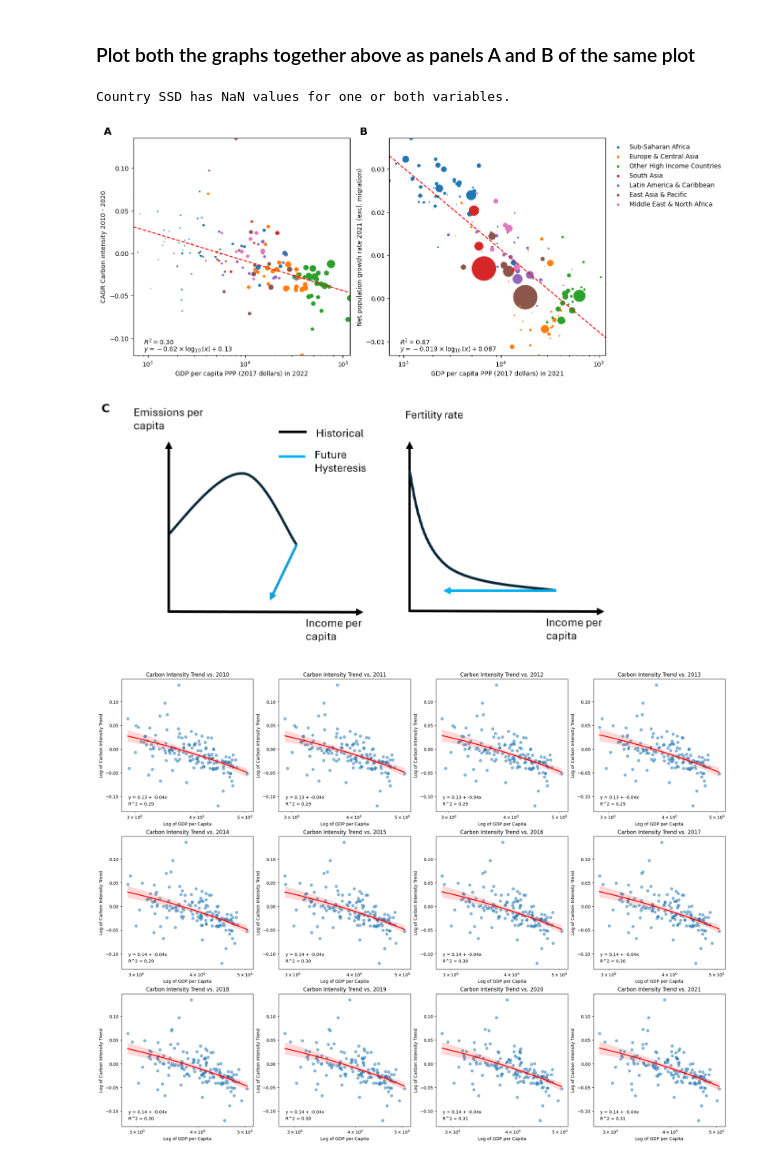
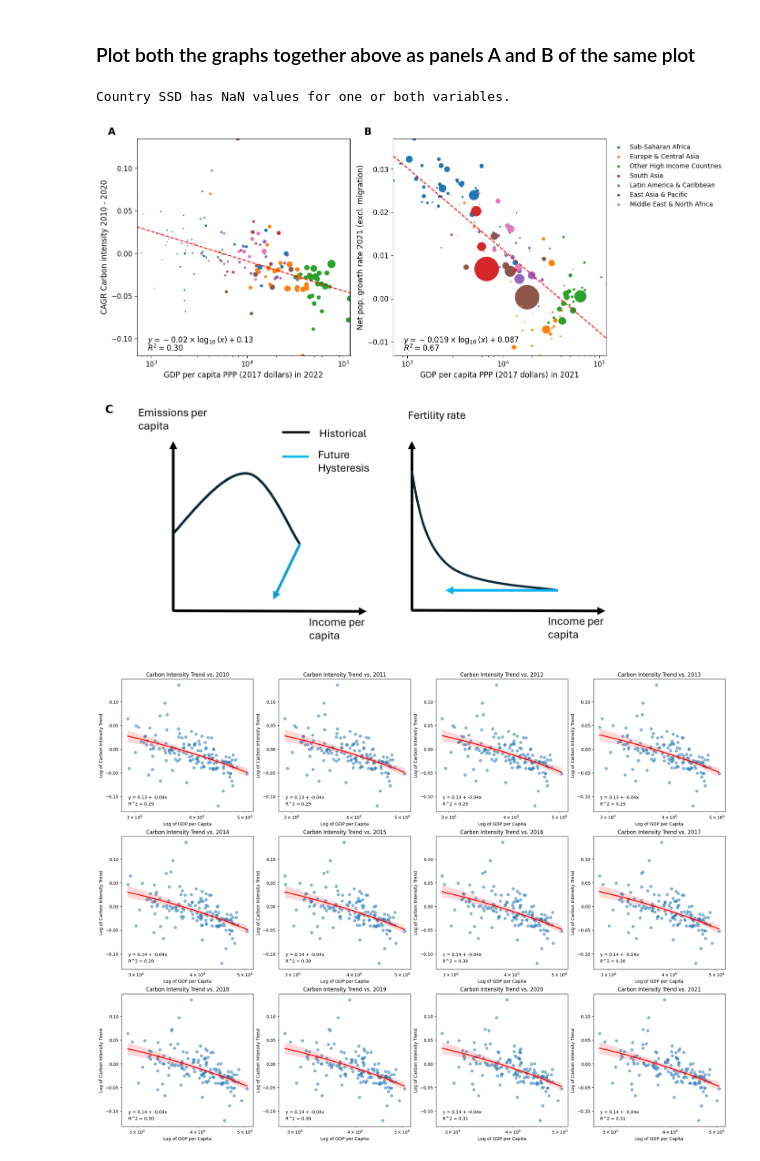
Before and after one commit to yannickoswald/convergence, a Jupyter notebook: first_data_explorations.ipynb, the cells around one changed output. Saved outputs shown, nothing was run; the diff lists cells and outputs as text; code cells hidden in the pictures.

```diff
--- a/first_data_explorations.ipynb
+++ b/first_data_explorations.ipynb
@@ -528,14 +529,12 @@ import matplotlib.gridspec as gridspec
 
 # Set up figure and GridSpec layout
 fig = plt.figure(figsize=(14, 12))
-gs = gridspec.GridSpec(2, 2, height_ratios=[1, 1])  # Two rows, the first row is three times the height of the second
+gs = gridspec.GridSpec(2, 2, height_ratios=[1, 1], figure=fig)  # Adjust height ratios if needed
 
-# First row, first column
+# Define subplots
 ax1 = fig.add_subplot(gs[0, 0])
-# First row, second column
 ax2 = fig.add_subplot(gs[0, 1])
-# Second row, spans both columns
-ax3 = fig.add_subplot(gs[1, :])
+ax3 = fig.add_subplot(gs[1, :])  # Ensuring ax3 spans the entire second row
 
 regions_appeared = set()
 
@@ -557,10 +556,11 @@ for country in countries:
                 label=label)
 
 # Configurations for Plot 1
-ax1.set_xlabel('GDP per capita PPP (2017 dollars) in 2022')
-ax1.set_ylabel('CAGR Carbon intensity 2010 - 2020')
+ax1.set_xlabel('GDP per capita PPP (2017 dollars) in 2022', fontsize = 12)
+ax1.set_ylabel('CAGR Carbon intensity 2010 - 2020', fontsize = 12)
 ax1.set_xscale('log')
 ax1.margins(0)
+ax1.tick_params(axis='both', which='major', labelsize=11)  # Change '11' to your desired size
 
 # Plot a logarithmic fit line for the first plot
 coefficients = np.polyfit(np.log(data['gdp_pc_ppp_2017']), data['carbon_intensity_trend'], 1)
@@ -571,10 +571,12 @@ ax1.plot(np.exp(x_axis), y_axis, color='red', linestyle='--')
 
 # Calculate and annotate the R^2 value for the first plot
 r_squared = np.corrcoef(np.log(data['gdp_pc_ppp_2017']), data['carbon_intensity_trend'])[0][1] ** 2
-ax1.annotate(r'$R^2 = {:.2f}$'.format(r_squared), xy=(0.05, 0.05), xycoords='axes fraction')
+ax1.annotate(r'$R^2 = {:.2f}$'.format(r_squared), xy=(0.05, 0.02), xycoords='axes fraction', fontsize = 12)
 
 # Annotate the equation of the logarithmic fit line for the first plot
-ax1.annotate(r'$y = {:.2f} \times \log_{{10}}(x) + {:.2f}$'.format(coefficients[0], coefficients[1]), xy=(0.05, 0.02), xycoords='axes fraction')
+ax1.annotate(r'$y = {:.2f} \times \log_{{10}}(x) + {:.2f}$'.format(coefficients[0], coefficients[1]), xy=(0.05, 0.06), xycoords='axes fraction', fontsize = 12)
+
+
 
 # Labeling Panel A
 ax1.text(-0.1, 1.05, 'A', transform=ax1.transAxes, fontsize=16, fontweight='bold', va='top', ha='right')
@@ -602,9 +604,12 @@ for country in countries:
     list_values_net.append(net_values)
 
 # Configurations for Plot 2
-ax2.set_xlabel('GDP per capita PPP (2017 dollars) in 2021')
-ax2.set_ylabel('Net population growth rate 2021 (excl. migration)')
+ax2.set_xlabel('GDP per capita PPP (2017 dollars) in 2021', fontsize = 12)
+ax2.set_ylabel('Net pop. growth rate 2021 (excl. migration)', fontsize = 12)
 ax2.set_xscale('log')
+# Adjust tick label size
+ax2.tick_params(axis='both', which='major', labelsize=11)  # Change '11' to your desired size
+
 ax2.margins(0)
 
 # Fit a simple linear fit line to the log10 of the data for the second plot
@@ -613,43 +618,41 @@ linear_fit_function = np.poly1d(coefficients)
 log_x_values = np.linspace(np.log10(min(list_values_gdp)), np.log10(max(list_values_gdp)), 100)
 y_values_fit = linear_fit_function(log_x_values)
 ax2.plot(10**log_x_values, y_values_fit, color='red', linestyle='--')
 
 # Calculate and plot the R^2 value for the second plot, positioned in the left lower corner
 correlation_matrix = np.corrcoef(np.log10(list_values_gdp), list_values_net)
 r_squared = correlation_matrix[0, 1] ** 2
-ax2.annotate(r'$R^2 = {:.2f}$'.format(r_squared), xy=(0.05, 0.05), xycoords='axes fraction')
+ax2.annotate(r'$R^2 = {:.2f}$'.format(r_squared), xy=(0.05, 0.02), xycoords='axes fraction', fontsize = 12)
 
 # Annotate the equation of the linear fit line for the second plot, also in the left lower corner
-ax2.annotate(r'$y = {:.3f} \times \log_{{10}}(x) + {:.3f}$'.format(coefficients[0], coefficients[1]), xy=(0.05, 0.02), xycoords='axes fraction')
+ax2.annotate(r'$y = {:.3f} \times \log_{{10}}(x) + {:.3f}$'.format(coefficients[0], coefficients[1]), xy=(0.05, 0.06), xycoords='axes fraction', fontsize = 12)
 
 # Labeling Panel B in the upper left corner
 ax2.text(-0.1, 1.05, 'B', transform=ax2.transAxes, fontsize=16, fontweight='bold', va='top', ha='right')
 
 
 # Modify legend handling for the second plot to place it outside
 lgnd = ax2.legend(loc='upper left', bbox_to_anchor=(1, 1), frameon=False)
 for handle in lgnd.legend_handles:
     handle.set_sizes([10])
 
-
-imagebox = OffsetImage(img, zoom=1)
+# Load and add image to ax3
+img = plt.imread('.\\panel_c_figure_1.png')  # Ensure correct path and file extension
+imagebox = OffsetImage(img, zoom=0.35)
 ab = AnnotationBbox(imagebox, (0.5, 0.5), frameon=False, box_alignment=(0.5, 0.5), xycoords='axes fraction')
 ax3.add_artist(ab)
-ax3.axis('off')  # Hide the axis
+ax3.axis('off')  # Ensure no axis is visible for clarity
 
-# Annotate Panel C
+# Annotate Panel C for clarity
 ax3.text(-0.05, 1.05, 'C', transform=ax3.transAxes, fontsize=18, fontweight='bold', va='top', ha='right')
 
-
-
 plt.tight_layout()
-
 # Save plot as high-resolution PNG file
 plt.savefig('fig1.png', dpi=300, bbox_inches='tight')
 plt.show()
 # %% [output]
 Country SSD has NaN values for one or both variables.
-[figure, old version]
+[figure, new version]
 # %%
 # import co2-emissions-and-gdp-per-capita.csv into a pandas dataframe already and check whether other gdp pc  on axis in panel A above the relationship still holds
 # Importing the data
```
Also changed, not shown: parts of 1 cell of this notebook, 4 other files.
